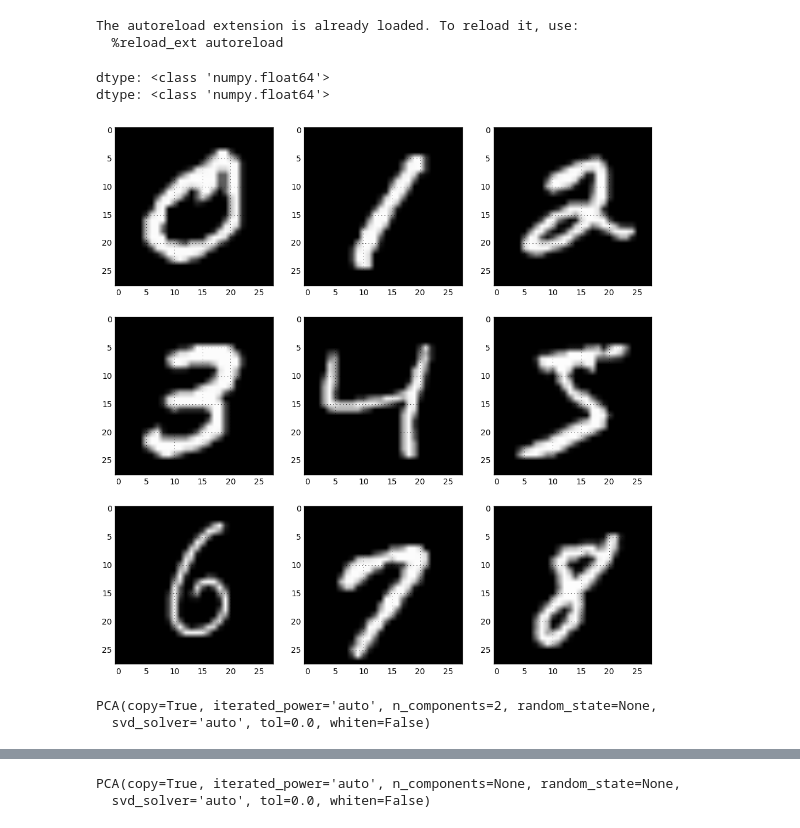
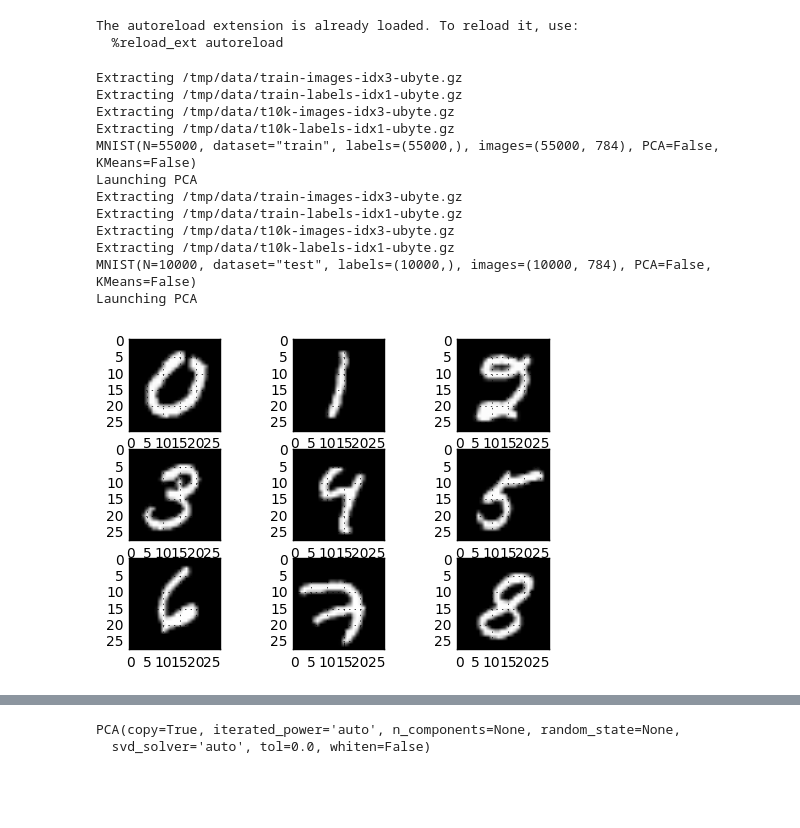
Before and after one commit to RenaudWasTaken/mnist, a Jupyter notebook: Naive Bayes.ipynb, the cells around one changed output, grey strips where cells are left out. Cells and saved outputs as stored; diff of their text form; code cells hidden in the pictures; blank space fills up the shorter version.

Commit message:
[REF] Now using tf mnist

```diff
--- a/Naive Bayes.ipynb
+++ b/Naive Bayes.ipynb
@@ -15,26 +15,30 @@ from sklearn.naive_bayes import GaussianNB
 
 %matplotlib inline
 # %%
-train_set, test_set, validation_set = src.mnist.get_mnist_full()
+train_set, test_set = src.mnist.get_mnist_full(components=2, validation=False)
 # %% [output]
-dtype: <class 'numpy.float64'>
-dtype: <class 'numpy.float64'>
+Extracting /tmp/data/train-images-idx3-ubyte.gz
+Extracting /tmp/data/train-labels-idx1-ubyte.gz
+Extracting /tmp/data/t10k-images-idx3-ubyte.gz
+Extracting /tmp/data/t10k-labels-idx1-ubyte.gz
+MNIST(N=55000, dataset="train", labels=(55000,), images=(55000, 784), PCA=False, KMeans=False)
+Launching PCA
+Extracting /tmp/data/train-images-idx3-ubyte.gz
+Extracting /tmp/data/train-labels-idx1-ubyte.gz
+Extracting /tmp/data/t10k-images-idx3-ubyte.gz
+Extracting /tmp/data/t10k-labels-idx1-ubyte.gz
+MNIST(N=10000, dataset="test", labels=(10000,), images=(10000, 784), PCA=False, KMeans=False)
+Launching PCA
 # %%
 plt.figure(1)
 
 for i in range(9):
     idx = np.where(train_set.labels == i)[0][0]
     plt.subplot(3, 3, i + 1)
-    plt.imshow(np.reshape(train_set.images[idx] + 123, (train_set.rows, train_set.cols)), cmap='gray')
+    plt.imshow(np.reshape(train_set.images[idx] + 123, (28, 28)), cmap='gray')
     plt.grid(True)
 
 plt.show()
 # %% [output]
-[figure, old version]
+[figure, new version]
-# %%
-pca = PCA(n_components=2)
-pca.fit(train_set.images)
-# %% [output]
-PCA(copy=True, iterated_power='auto', n_components=2, random_state=None,
-  svd_solver='auto', tol=0.0, whiten=False)
 # %%
```
Also changed, not shown: parts of 9 cells of this notebook, 2 other files.
